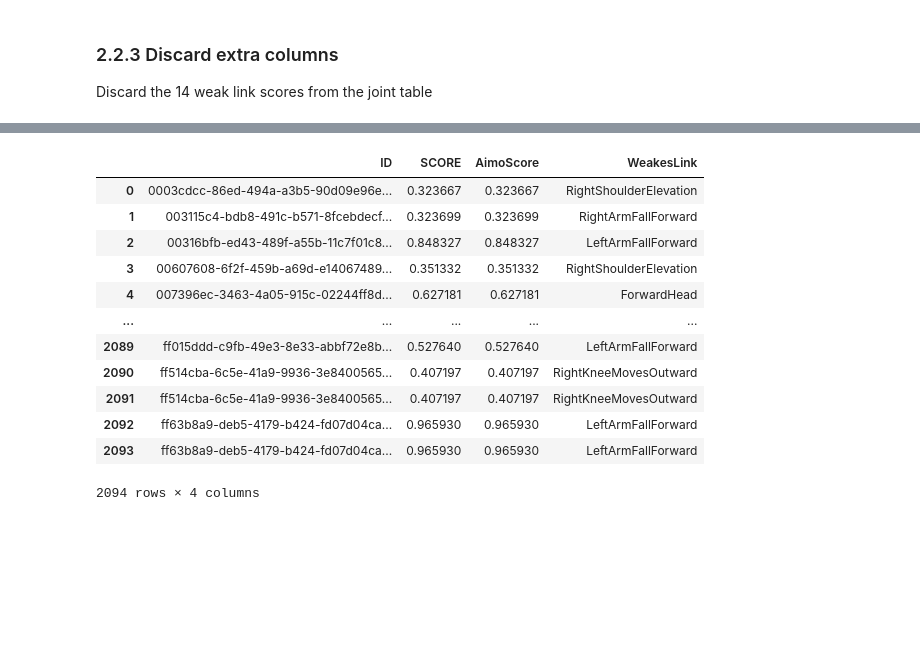
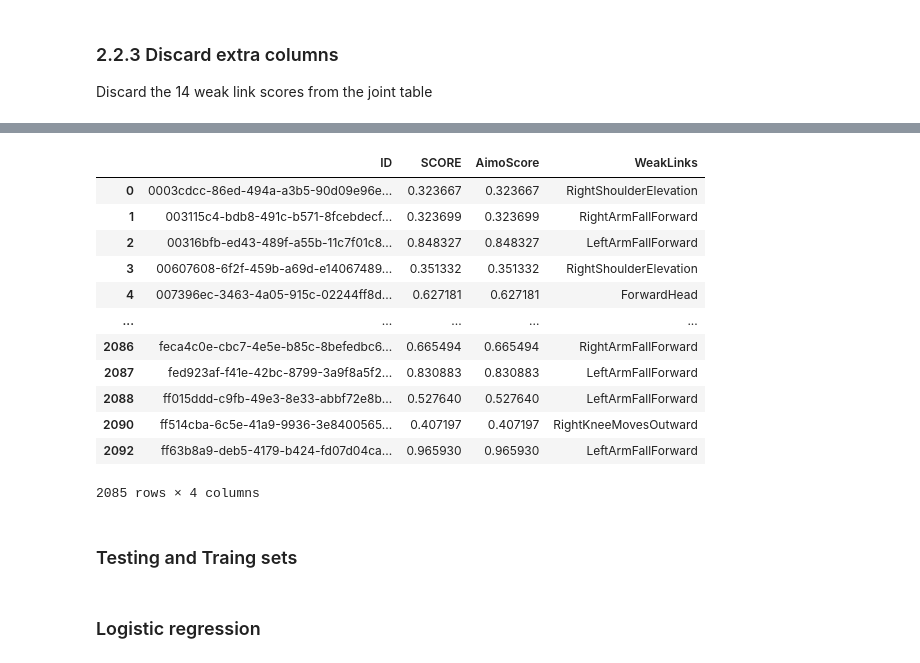
Before and after one commit to digitacs/4dv652-ml, a Jupyter notebook: assignment 3/AIMO_Score_v6.ipynb, the cells around one changed output, grey strips where cells are left out. Saved outputs shown, nothing was run; the diff lists cells and outputs as text; code cells hidden in the pictures; blank space fills up the shorter version.

```diff
--- a/assignment 3/AIMO_Score_v6.ipynb
+++ b/assignment 3/AIMO_Score_v6.ipynb
@@ -73,7 +95,7 @@ result size: 2094
 ### 2.2.2 Find the weakest link for each data point
 Finding the column with the maximum score in each row and adding its name as a new column
 # %%
-result["WeakesLink"] = result.loc[:,"ForwardHead":"RightHeelRises"].idxmax(axis=1)
+result["WeakLinks"] = result.loc[:,"ForwardHead":"RightHeelRises"].idxmax(axis=1)
 # %% [markdown]
 ### 2.2.3 Discard extra columns
 Discard the 14 weak link scores from the joint table
@@ -81,0 +106,2 @@ result.drop(result.columns.to_series()["ForwardHead":"RightHeelRises"], axis=1,
+# %%
+result = result.drop_duplicates(subset="ID")
@@ -81,0 +128,5 @@ result.drop(result.columns.to_series()["ForwardHead":"RightHeelRises"], axis=1,
+# %%
+temp = (result["WeakLinks"].value_counts()<10)
+temp = temp[~temp == False]
+result = result[~result["WeakLinks"].isin(temp.index)]
+result["WeakLinks"].value_counts()
@@ -82,16 +146,18 @@ result.drop(result.columns.to_series()["ForwardHead":"RightHeelRises"], axis=1,
 # %%
-result[["ID","SCORE","AimoScore","WeakesLink"]]
+result[["ID","SCORE","AimoScore","WeakLinks"]]
 # %% [output]
-|  | ID | SCORE | AimoScore | WeakesLink |
+|  | ID | SCORE | AimoScore | WeakLinks |
 | 0 | 0003cdcc-86ed-494a-a3b5-90d09e96e... | 0.323667 | 0.323667 | RightShoulderElevation |
 | 1 | 003115c4-bdb8-491c-b571-8fcebdecf... | 0.323699 | 0.323699 | RightArmFallForward |
 | 2 | 00316bfb-ed43-489f-a55b-11c7f01c8... | 0.848327 | 0.848327 | LeftArmFallForward |
 | 3 | 00607608-6f2f-459b-a69d-e14067489... | 0.351332 | 0.351332 | RightShoulderElevation |
 | 4 | 007396ec-3463-4a05-915c-02244ff8d... | 0.627181 | 0.627181 | ForwardHead |
 | ... | ... | ... | ... | ... |
-| 2089 | ff015ddd-c9fb-49e3-8e33-abbf72e8b... | 0.527640 | 0.527640 | LeftArmFallForward |
+| 2086 | feca4c0e-cbc7-4e5e-b85c-8befedbc6... | 0.665494 | 0.665494 | RightArmFallForward |
+| 2087 | fed923af-f41e-42bc-8799-3a9f8a5f2... | 0.830883 | 0.830883 | LeftArmFallForward |
+| 2088 | ff015ddd-c9fb-49e3-8e33-abbf72e8b... | 0.527640 | 0.527640 | LeftArmFallForward |
 | 2090 | ff514cba-6c5e-41a9-9936-3e8400565... | 0.407197 | 0.407197 | RightKneeMovesOutward |
-| 2091 | ff514cba-6c5e-41a9-9936-3e8400565... | 0.407197 | 0.407197 | RightKneeMovesOutward |
 | 2092 | ff63b8a9-deb5-4179-b424-fd07d04ca... | 0.965930 | 0.965930 | LeftArmFallForward |
-| 2093 | ff63b8a9-deb5-4179-b424-fd07d04ca... | 0.965930 | 0.965930 | LeftArmFallForward |
-2094 rows × 4 columns
+2085 rows × 4 columns
+# %% [markdown]
+### Testing and Traing sets
@@ -97,0 +170,2 @@ result[["ID","SCORE","AimoScore","WeakesLink"]]
+# %% [markdown]
+### Logistic regression
```
Also changed, not shown: parts of 41 cells of this notebook.
